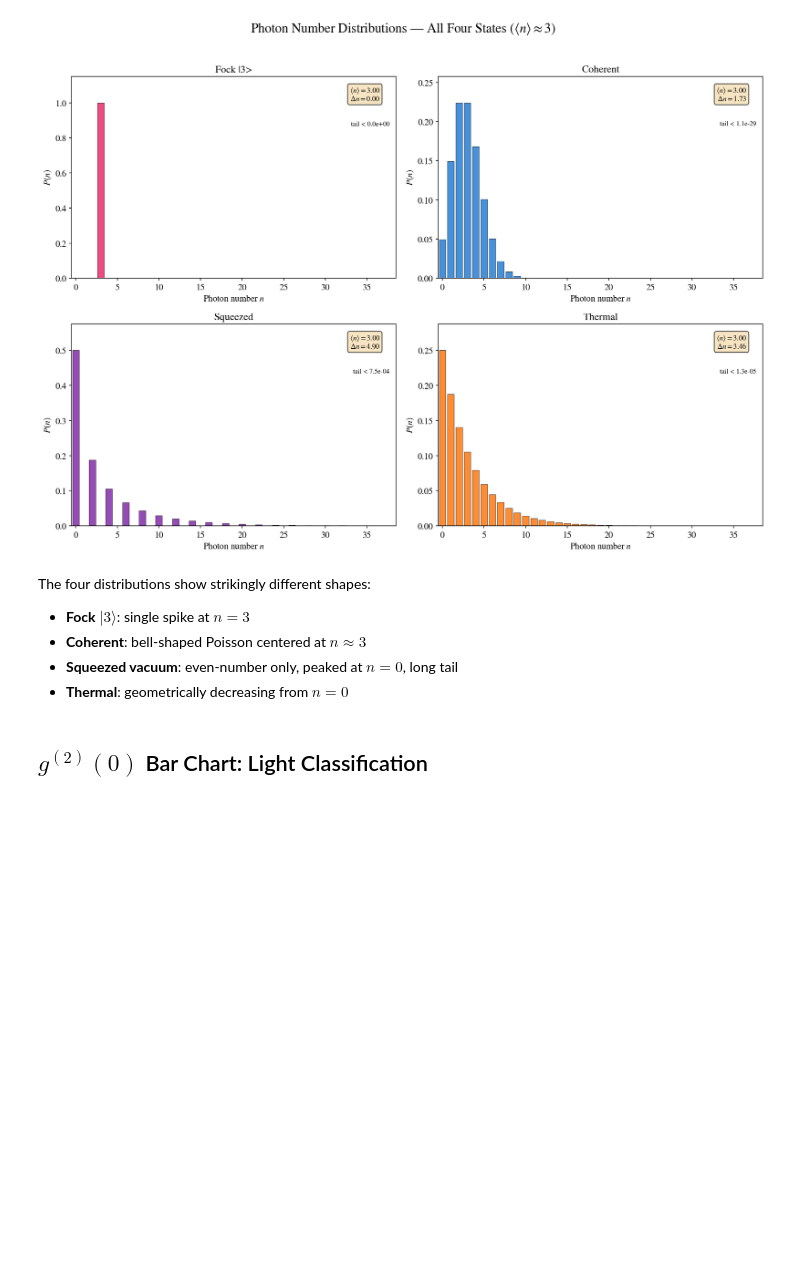
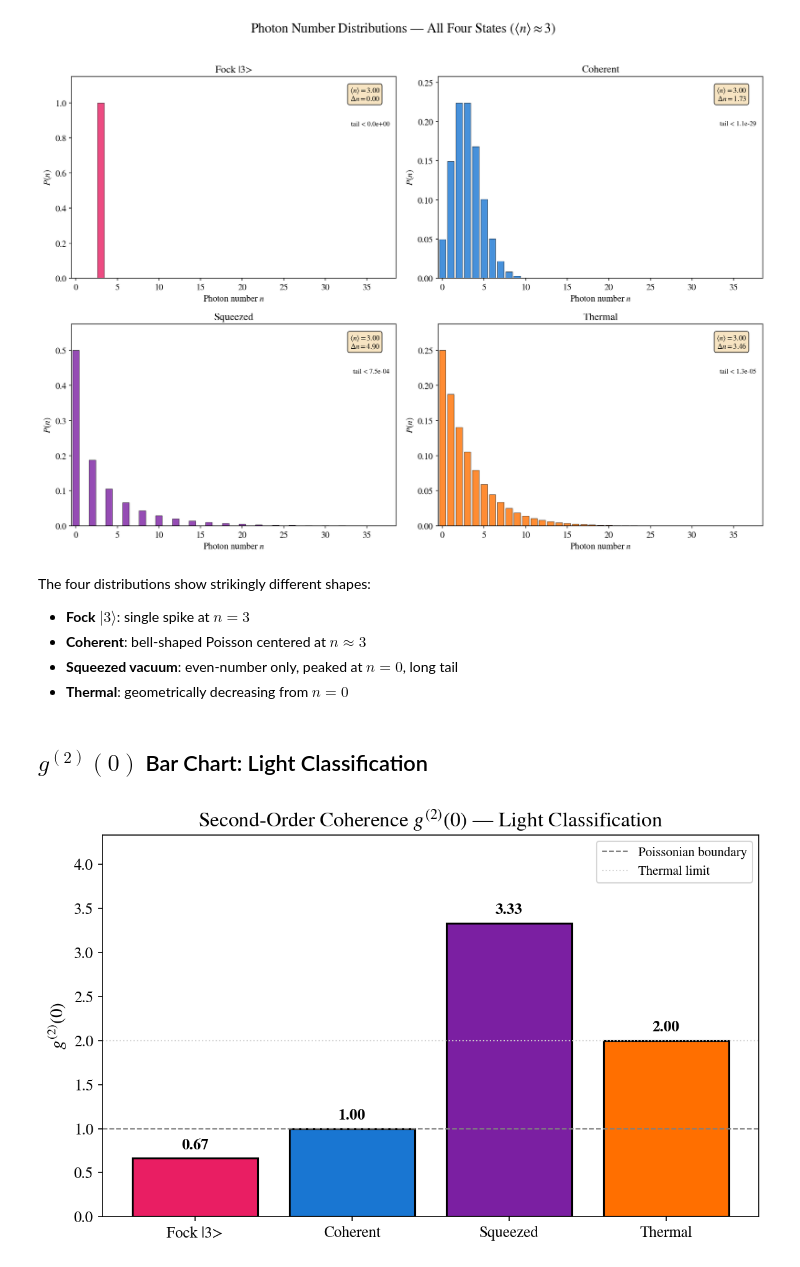
Before and after one commit to abbas-ahmad-cowlar/quantum-states-of-light, a Jupyter notebook: notebooks/04_photon_statistics.ipynb, the cells around one changed output. Cells and saved outputs as stored; diff of their text form; code cells hidden in the pictures; blank space fills up the shorter version.

Commit message:
Add 04 photon statistics cell 10: fig, ax = plt.subplots(figsize=(8, 5))

```diff
--- a/notebooks/04_photon_statistics.ipynb
+++ b/notebooks/04_photon_statistics.ipynb
@@ -209,3 +209,30 @@ The four distributions show strikingly different shapes:
 - **Thermal**: geometrically decreasing from $n=0$
 # %% [markdown]
 ## $g^{(2)}(0)$ Bar Chart: Light Classification
+# %%
+fig, ax = plt.subplots(figsize=(8, 5))
+
+names = list(states.keys())
+g2_values = [compute_g2_zero(state, a) for state in states.values()]
+bar_colors = ['#E91E63', '#1976D2', '#7B1FA2', '#FF6F00']
+
+bars = ax.bar(names, g2_values, color=bar_colors, edgecolor='black', linewidth=1.5)
+
+ax.axhline(y=1, color='gray', linestyle='--', linewidth=1, label='Poissonian boundary')
+ax.axhline(y=2, color='lightgray', linestyle=':', linewidth=1, label='Thermal limit')
+
+for bar, g2 in zip(bars, g2_values):
+    ax.text(bar.get_x() + bar.get_width()/2, bar.get_height() + 0.1,
+            f'{g2:.2f}', ha='center', fontsize=12, fontweight='bold')
+
+ax.set_ylabel(r'$g^{(2)}(0)$', fontsize=14)
+ax.set_title(r'Second-Order Coherence $g^{(2)}(0)$ — Light Classification', fontsize=16)
+ax.legend(fontsize=10)
+ax.set_ylim(0, max(g2_values) + 1)
+
+plt.tight_layout()
+plt.savefig(FIG_DIR / 'g2_bar_chart_comparison.png', bbox_inches='tight', dpi=300)
+plt.savefig(FIG_DIR / 'g2_bar_chart_comparison.svg', bbox_inches='tight')
+plt.show()
+# %% [output]
+[figure, added]
```
